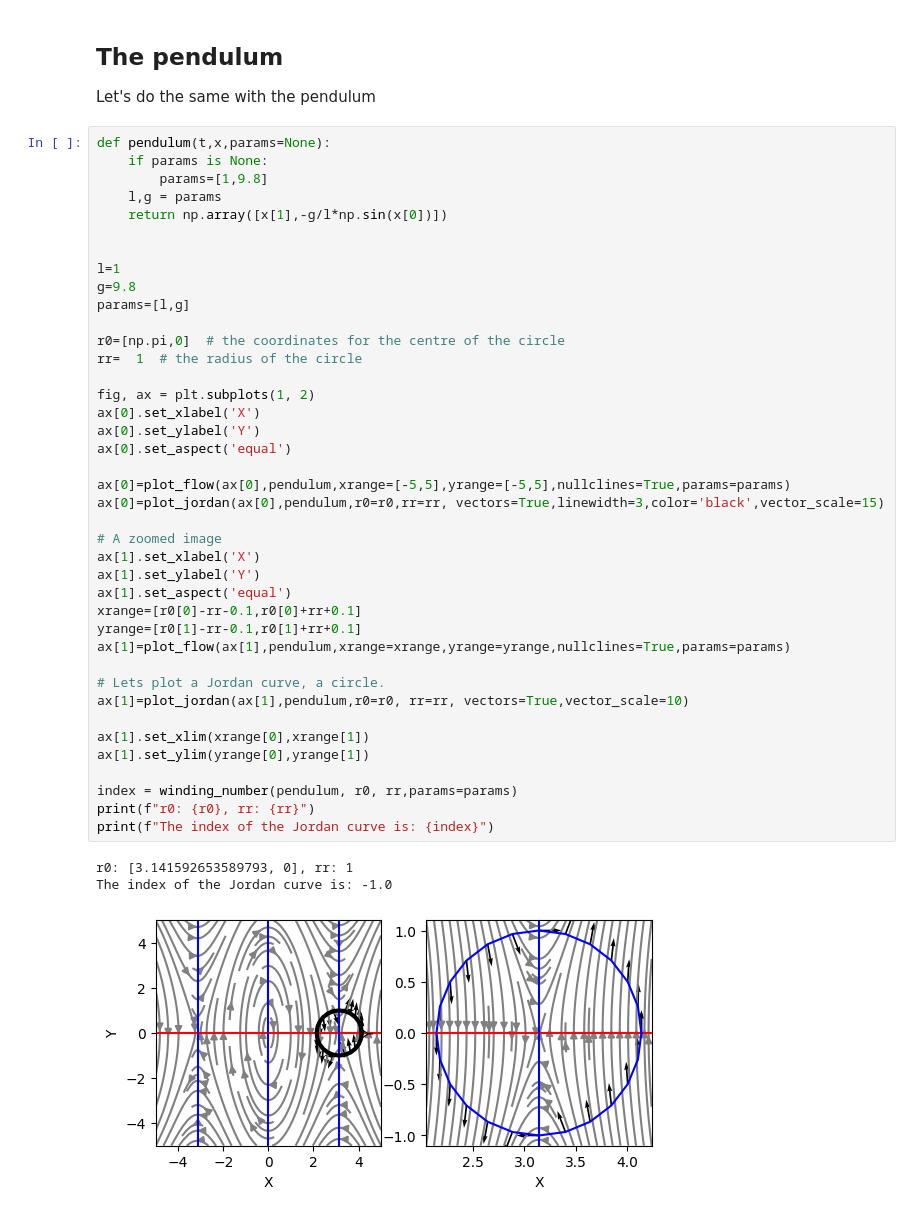
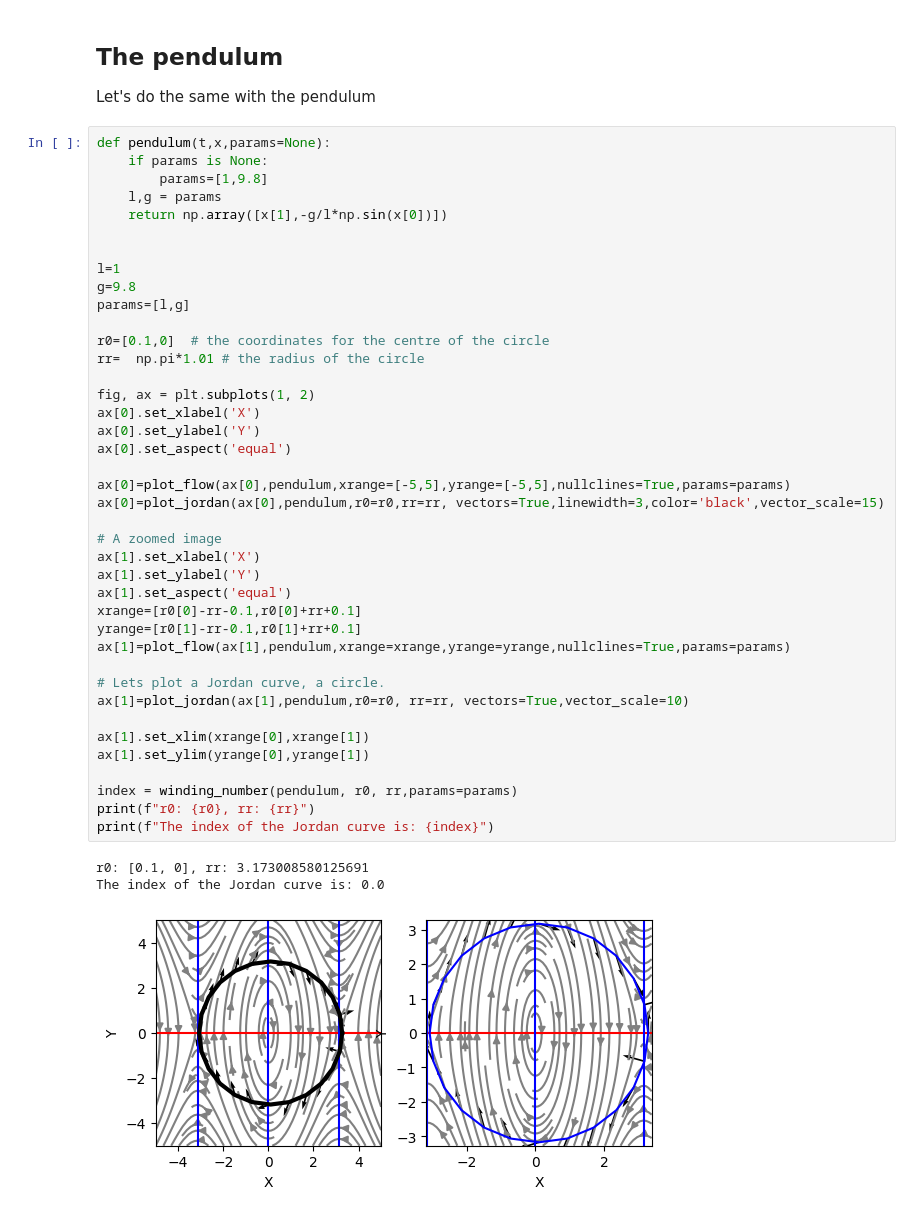
Before and after one commit to vladeviste/mat230, a Jupyter notebook: index_theory.ipynb, the cells around one changed output. Cells and saved outputs as stored; diff of their text form.

```diff
--- a/index_theory.ipynb
+++ b/index_theory.ipynb
@@ -447,38 +447,38 @@ l=1
 g=9.8
 params=[l,g]
 
-r0=[np.pi,0]  # the coordinates for the centre of the circle
-rr=  1  # the radius of the circle
+r0=[0.1,0]  # the coordinates for the centre of the circle
+rr=  np.pi*1.01 # the radius of the circle
 
 fig, ax = plt.subplots(1, 2)
 ax[0].set_xlabel('X')
 ax[0].set_ylabel('Y')
 ax[0].set_aspect('equal')
 
 ax[0]=plot_flow(ax[0],pendulum,xrange=[-5,5],yrange=[-5,5],nullclines=True,params=params)
 ax[0]=plot_jordan(ax[0],pendulum,r0=r0,rr=rr, vectors=True,linewidth=3,color='black',vector_scale=15)
 
 # A zoomed image
 ax[1].set_xlabel('X')
 ax[1].set_ylabel('Y')
 ax[1].set_aspect('equal')
 xrange=[r0[0]-rr-0.1,r0[0]+rr+0.1]
 yrange=[r0[1]-rr-0.1,r0[1]+rr+0.1]
 ax[1]=plot_flow(ax[1],pendulum,xrange=xrange,yrange=yrange,nullclines=True,params=params)
 
 # Lets plot a Jordan curve, a circle.
 ax[1]=plot_jordan(ax[1],pendulum,r0=r0, rr=rr, vectors=True,vector_scale=10)
 
 ax[1].set_xlim(xrange[0],xrange[1])
 ax[1].set_ylim(yrange[0],yrange[1])
 
 index = winding_number(pendulum, r0, rr,params=params)
 print(f"r0: {r0}, rr: {rr}")
 print(f"The index of the Jordan curve is: {index}")
 # %% [output]
-r0: [3.141592653589793, 0], rr: 1
-The index of the Jordan curve is: -1.0
+r0: [0.1, 0], rr: 3.173008580125691
+The index of the Jordan curve is: 0.0
-[figure, old version]
+[figure, new version]
 # %% [markdown]
 **Try this:** Play around with moving the circle to different locations and with different radius, make a table on paper with columns r0, rr and the resulting winding number:
 
```
Also changed, not shown: parts of 1 cell of this notebook.
